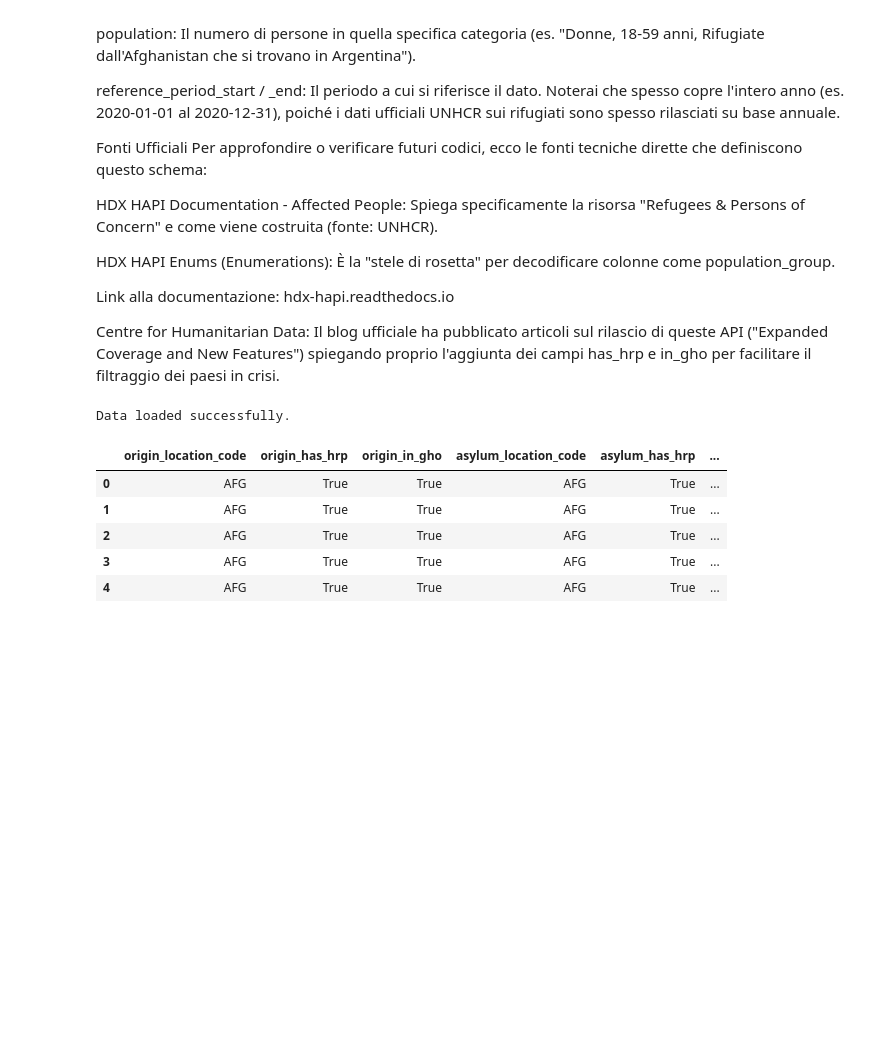
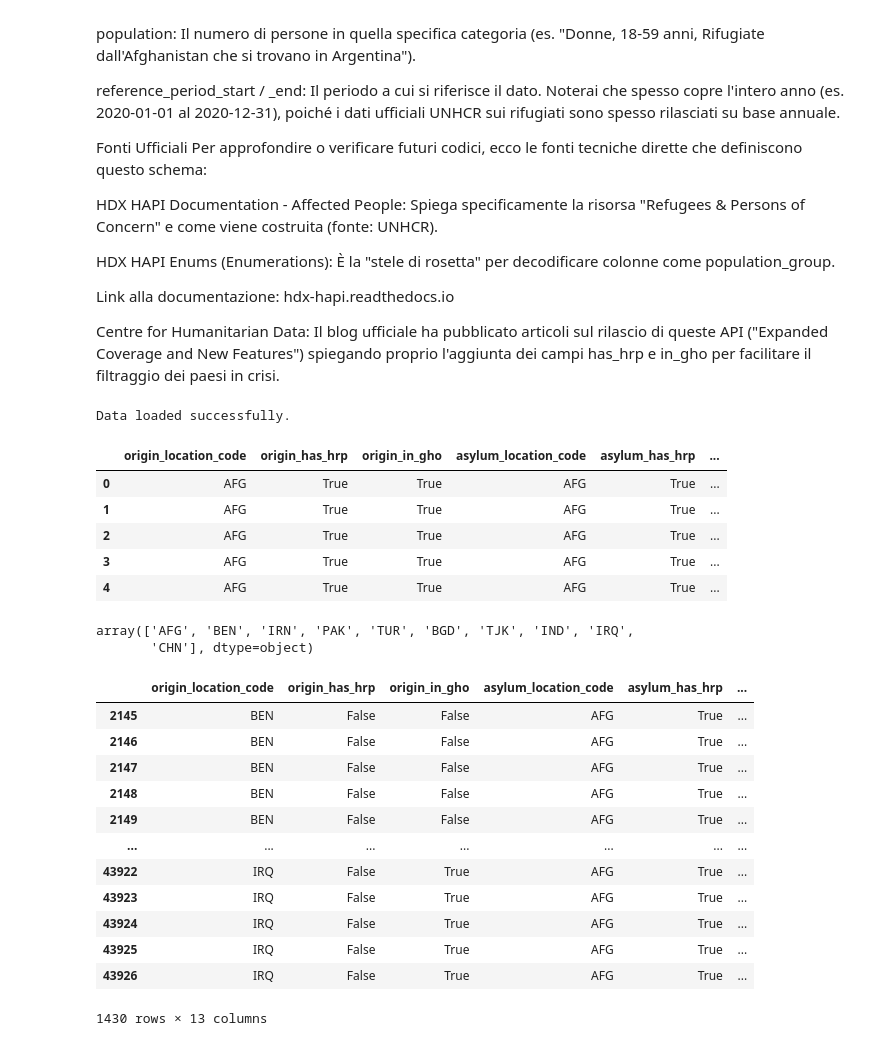
Before and after one commit to group-pi-dataviz/group-pi-dataviz.github.io, a Jupyter notebook: scripts/data_prepocessing_parte4.ipynb, the cells around one changed output. Saved outputs shown, nothing was run; the diff lists cells and outputs as text; code cells hidden in the pictures; blank space fills up the shorter version.

```diff
--- a/scripts/data_prepocessing_parte4.ipynb
+++ b/scripts/data_prepocessing_parte4.ipynb
@@ -255,3 +255,26 @@ Data loaded successfully.
 | 2 | AFG | True | True | AFG | True | ... |
 | 3 | AFG | True | True | AFG | True | ... |
 | 4 | AFG | True | True | AFG | True | ... |
+# %%
+migration_data['origin_location_code'].unique()
+# %% [output]
+array(['AFG', 'BEN', 'IRN', 'PAK', 'TUR', 'BGD', 'TJK', 'IND', 'IRQ',
+       'CHN'], dtype=object)
+# %%
+# Checking the rows that have origin_location_code different from 'AFG' and also asylum_location_code different from 'AFG'
+#migration_data[(migration_data['origin_location_code'] != 'AFG') & (migration_data['asylum_location_code'] != 'AFG')]
+migration_data[(migration_data['origin_location_code'] != 'AFG')]
+# %% [output]
+|  | origin_location_code | origin_has_hrp | origin_in_gho | asylum_location_code | asylum_has_hrp | ... |
+| 2145 | BEN | False | False | AFG | True | ... |
+| 2146 | BEN | False | False | AFG | True | ... |
+| 2147 | BEN | False | False | AFG | True | ... |
+| 2148 | BEN | False | False | AFG | True | ... |
+| 2149 | BEN | False | False | AFG | True | ... |
+| ... | ... | ... | ... | ... | ... | ... |
+| 43922 | IRQ | False | True | AFG | True | ... |
+| 43923 | IRQ | False | True | AFG | True | ... |
+| 43924 | IRQ | False | True | AFG | True | ... |
+| 43925 | IRQ | False | True | AFG | True | ... |
+| 43926 | IRQ | False | True | AFG | True | ... |
+1430 rows × 13 columns
```
Also changed, not shown: parts of 23 cells of this notebook, 8 other files.
